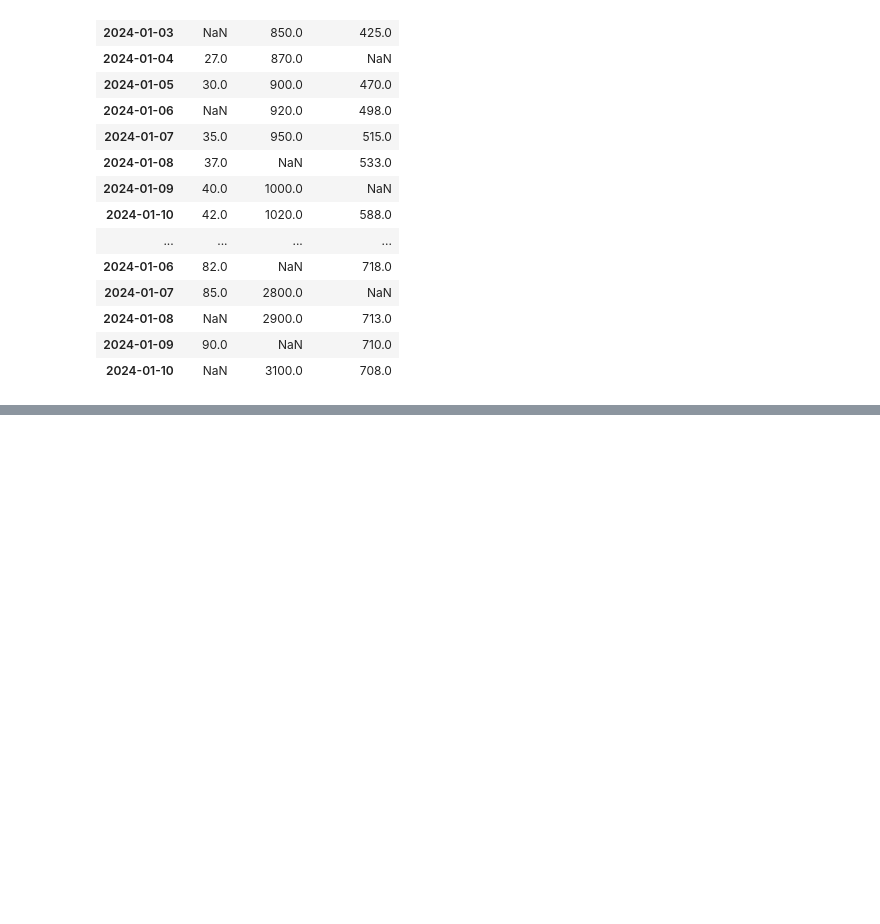
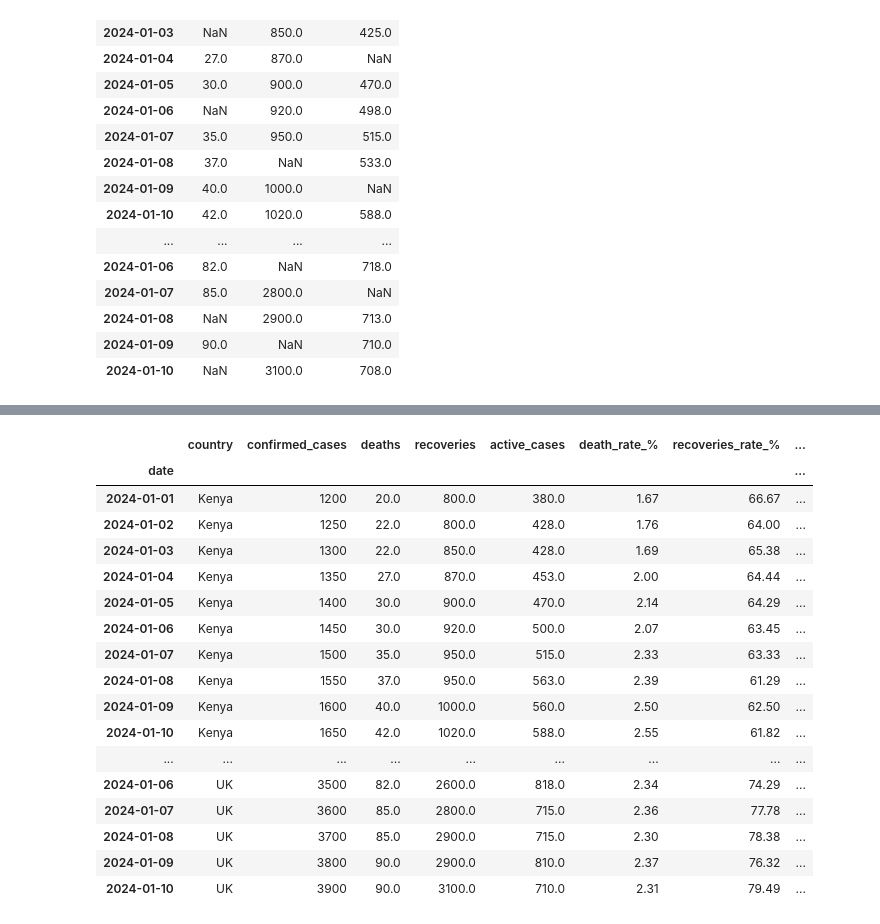
Before and after one commit to Majok-Bol/covid_data, a Jupyter notebook: covid_data_analytics.ipynb, the cells around one changed output, grey strips where cells are left out. Saved outputs shown, nothing was run; the diff lists cells and outputs as text; code cells hidden in the pictures; blank space fills up the shorter version.

Commit message:
calculated covid rates

```diff
--- a/covid_data_analytics.ipynb
+++ b/covid_data_analytics.ipynb
@@ -176,0 +133,5 @@ covid_data
+# %%
+#forward fill missing  values since it is cummulative dataset
+covid_data_copy[["confirmed_cases","deaths","recoveries","active_cases"]]=(
+    covid_data_copy.groupby("country")[["confirmed_cases","deaths","recoveries","active_cases"]].ffill())
+covid_data_copy
@@ -176,0 +157,4 @@ covid_data
+# %%
+#recalculate active cases
+covid_data_copy["active_cases"]=(covid_data_copy["confirmed_cases"]-covid_data_copy["deaths"]-covid_data_copy["recoveries"])
+covid_data_copy
@@ -176,0 +184,6 @@ covid_data
+# %%
+#calcuate death rate
+covid_data_copy["death_rate_%"]=(
+    (covid_data_copy["deaths"]/covid_data_copy['confirmed_cases'])*100
+).round(2)
+covid_data_copy
@@ -176,0 +209,6 @@ covid_data
+# %%
+#calcuate recoveries rate
+covid_data_copy["recoveries_rate_%"]=(
+    (covid_data_copy["recoveries"]/covid_data_copy['confirmed_cases'])*100
+).round(2)
+covid_data_copy
@@ -176,0 +234,25 @@ covid_data
+# %%
+#calcuate active cases rate
+covid_data_copy["active_cases_rate_%"]=(
+    (covid_data_copy["active_cases"]/covid_data_copy['confirmed_cases'])*100
+).round(2)
+covid_data_copy
+# %% [output]
+|  | country | confirmed_cases | deaths | recoveries | active_cases | death_rate_% | recoveries_rate_% | ... |
+| date |  |  |  |  |  |  |  | ... |
+| 2024-01-01 | Kenya | 1200 | 20.0 | 800.0 | 380.0 | 1.67 | 66.67 | ... |
+| 2024-01-02 | Kenya | 1250 | 22.0 | 800.0 | 428.0 | 1.76 | 64.00 | ... |
+| 2024-01-03 | Kenya | 1300 | 22.0 | 850.0 | 428.0 | 1.69 | 65.38 | ... |
+| 2024-01-04 | Kenya | 1350 | 27.0 | 870.0 | 453.0 | 2.00 | 64.44 | ... |
+| 2024-01-05 | Kenya | 1400 | 30.0 | 900.0 | 470.0 | 2.14 | 64.29 | ... |
+| 2024-01-06 | Kenya | 1450 | 30.0 | 920.0 | 500.0 | 2.07 | 63.45 | ... |
+| 2024-01-07 | Kenya | 1500 | 35.0 | 950.0 | 515.0 | 2.33 | 63.33 | ... |
+| 2024-01-08 | Kenya | 1550 | 37.0 | 950.0 | 563.0 | 2.39 | 61.29 | ... |
+| 2024-01-09 | Kenya | 1600 | 40.0 | 1000.0 | 560.0 | 2.50 | 62.50 | ... |
+| 2024-01-10 | Kenya | 1650 | 42.0 | 1020.0 | 588.0 | 2.55 | 61.82 | ... |
+| ... | ... | ... | ... | ... | ... | ... | ... | ... |
+| 2024-01-06 | UK | 3500 | 82.0 | 2600.0 | 818.0 | 2.34 | 74.29 | ... |
+| 2024-01-07 | UK | 3600 | 85.0 | 2800.0 | 715.0 | 2.36 | 77.78 | ... |
+| 2024-01-08 | UK | 3700 | 85.0 | 2900.0 | 715.0 | 2.30 | 78.38 | ... |
+| 2024-01-09 | UK | 3800 | 90.0 | 2900.0 | 810.0 | 2.37 | 76.32 | ... |
+| 2024-01-10 | UK | 3900 | 90.0 | 3100.0 | 710.0 | 2.31 | 79.49 | ... |
```
Also changed, not shown: parts of 23 cells of this notebook.
